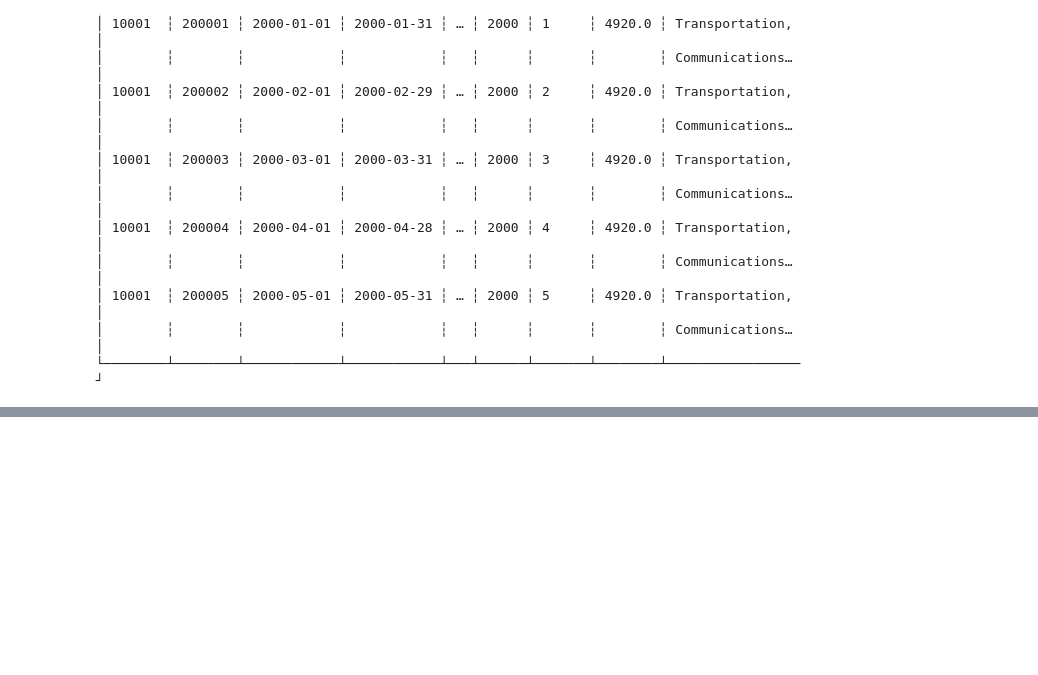
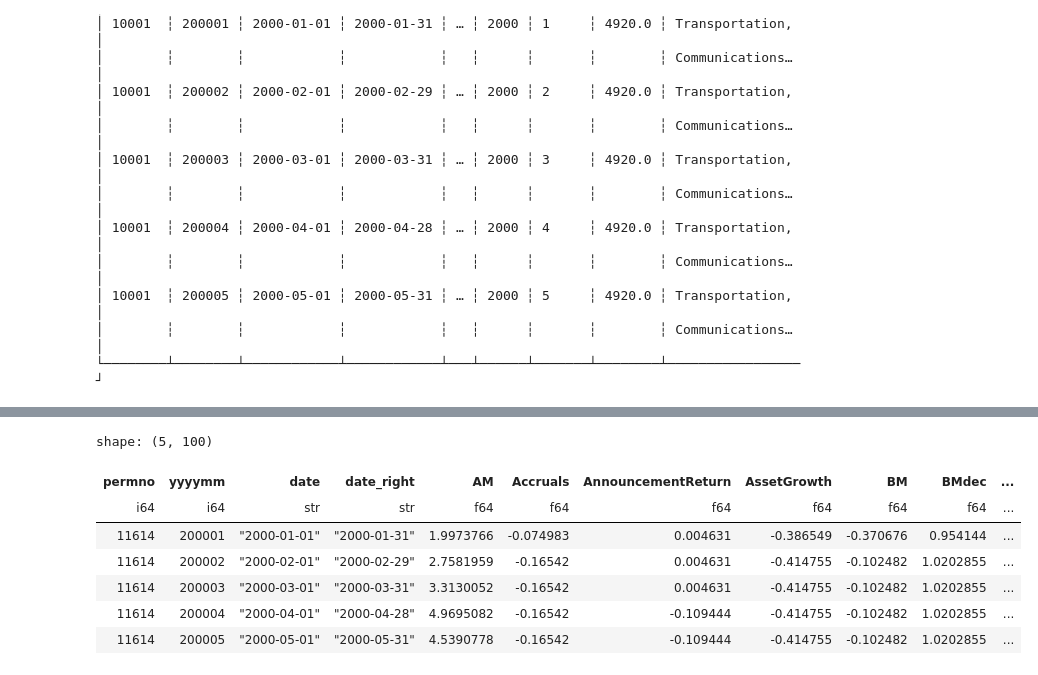
Before and after one commit to NicolasAlmerge/FIN407FinalProject, a Jupyter notebook: Returns.ipynb, the cells around one changed output, grey strips where cells are left out. Saved outputs shown, nothing was run; the diff lists cells and outputs as text; code cells hidden in the pictures; blank space fills up the shorter version.

```diff
--- a/Returns.ipynb
+++ b/Returns.ipynb
@@ -248,0 +245,15 @@ Data for Mining saved to data/industry_datasets/Mining_data.csv
+# %%
+file = 'data/industry_datasets/Agriculture,_Forestry,_and_Fishing_data.csv'
+# %%
+data = pl.read_csv(file)
+final = data.drop("industry", "siccd")
+final.head()
+# %% [output]
+shape: (5, 100)
+| permno | yyyymm | date | date_right | AM | Accruals | AnnouncementReturn | AssetGrowth | BM | BMdec | ... |
+| i64 | i64 | str | str | f64 | f64 | f64 | f64 | f64 | f64 | ... |
+| 11614 | 200001 | "2000-01-01" | "2000-01-31" | 1.9973766 | -0.074983 | 0.004631 | -0.386549 | -0.370676 | 0.954144 | ... |
+| 11614 | 200002 | "2000-02-01" | "2000-02-29" | 2.7581959 | -0.16542 | 0.004631 | -0.414755 | -0.102482 | 1.0202855 | ... |
+| 11614 | 200003 | "2000-03-01" | "2000-03-31" | 3.3130052 | -0.16542 | 0.004631 | -0.414755 | -0.102482 | 1.0202855 | ... |
+| 11614 | 200004 | "2000-04-01" | "2000-04-28" | 4.9695082 | -0.16542 | -0.109444 | -0.414755 | -0.102482 | 1.0202855 | ... |
+| 11614 | 200005 | "2000-05-01" | "2000-05-31" | 4.5390778 | -0.16542 | -0.109444 | -0.414755 | -0.102482 | 1.0202855 | ... |
```
Also changed, not shown: parts of 4 cells of this notebook.
